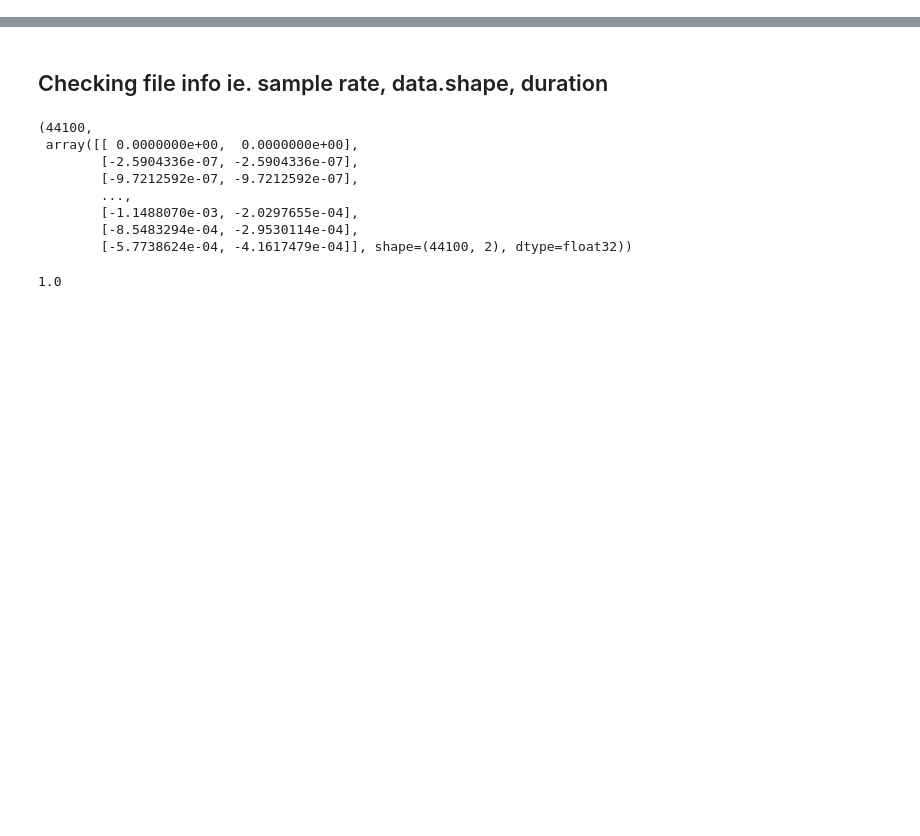
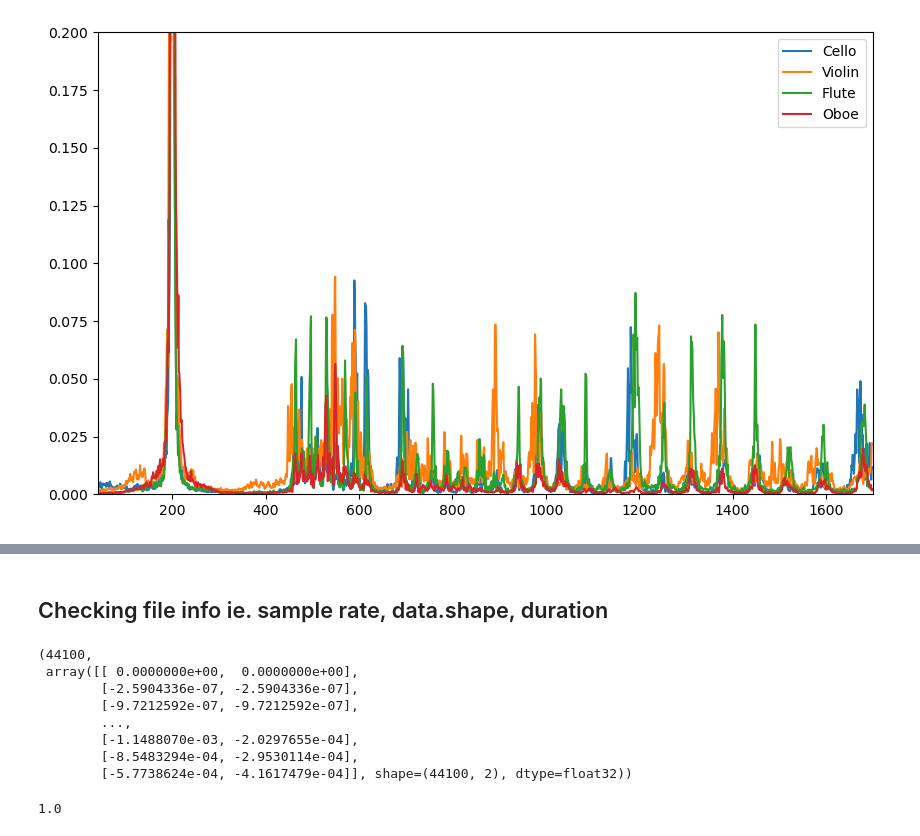
Before and after one commit to SPS-SP2273/learning-portfolio-2025-january-eggvoki, a Jupyter notebook: App challenge (learn pandas)/Mini Project_Attempt by YX.ipynb, the cells around one changed output, grey strips where cells are left out. Saved outputs shown, nothing was run; the diff lists cells and outputs as text; code cells hidden in the pictures; blank space fills up the shorter version.

```diff
--- a/App challenge (learn pandas)/Mini Project_Attempt by YX.ipynb
+++ b/App challenge (learn pandas)/Mini Project_Attempt by YX.ipynb
@@ -6,0 +11,78 @@ import matplotlib.pyplot as plt
+# %%
+plt.figure(figsize=(10, 6))
+    # plt.ylim(0,10)
+
+arrays_dict = {
+    'Violoncello' : [],
+    'Violin' : [],
+    'Flute' : [],
+    'Oboe' : [],
+} # dictionary to store the arrays of the different instruments later
+
+
+trimmed_path = 'trimmed_files'
+
+for allfiles in os.listdir(trimmed_path):
+    if allfiles.endswith('.wav'):
+        if allfiles.startswith('1_A'): # there might be something wrong with A? HELPP
+            continue  #basically ignores all files starting with 1_A
+
+        for instrument in arrays_dict:  # assigns each key in the dictionary "arrays_instru" to the variable "instrument"
+            if allfiles.endswith(f'{instrument}.wav'):
+                file_path = os.path.join(trimmed_path, allfiles)
+                sample_rate, data = wav.read(file_path)
+                data = data[:, 0]  # isolate channel 1
+
+                # Y-values AMPLITUDE
+                fft_data = np.fft.fft(data) # FFT audio signal (time-domain data) [array of Y-values in complex numbers]
+                amplitude = np.abs(fft_data) # amplitude spectrum (gives the magnitude in positive Y-values)
+
+                # X-values CORRESPONDING FREQUENCIES
+                n = len(data)
+                frequencies = np.fft.fftfreq(n, 1 / sample_rate)  # window length, sample spacing = inverse of sample rate
+
+                # NORMALISE X-AXIS, taking delta(-) = 200, delta(+) = 1500
+
+                central_index = np.argmax(amplitude)
+                norm = amplitude[central_index]
+                    # print(central_index) CHECKING
+
+                spliced_f=frequencies[(central_index-200):(central_index+1500)]
+                spliced_a=amplitude[(central_index-200):(central_index+1500)]
+                norm_a = spliced_a/norm
+
+                arrays_dict[instrument].append(norm_a)
+
+            # plt.plot(spliced_a) NOT PLOTTING FIRST
+
+for inst, arrays in arrays_dict.items():
+    print(f"{inst}: {[a.shape for a in arrays]}")
+# Compute mean of instruments, save them into a dictionary
+means = {}
+for inst, arrays in arrays_dict.items():  # * see para below for explanation on comma
+    means[inst] = np.mean(arrays, axis=0)             # means[inst] --> adding a new key-value pair to "means" dictionary for each instrument. EG, if inst = 'violin': in the dictionary "means", store the result under the key 'violin'.
+    # * The comma: unpacking the tuple into two variables. Function "items()"" spits out both the key and the corresponding value.
+    # 1. inst gets "violin" (the key)
+    # 2. arrays gets [array1, array2] (the value) WANT TO KNOW MORE?: Loops (good) 3.3
+
+
+# Find peaks of instruments, save them into a dictionary
+peaks= {}
+for inst, mean_vals in means.items():
+    peaks[inst] = ss.find_peaks(mean_vals, prominence=0.05)[0] # indexing first element using [0], coz ss.findpeaks gives (peaks_array, properties_dict)
+
+# Print peaks
+for inst in ['Violoncello', 'Violin', 'Flute', 'Oboe']:
+    print(f"{inst} peaks:", peaks[inst])
+
+# Plotting
+plt.plot(means['Violoncello'], label='Cello')
+plt.plot(means['Violin'], label='Violin')
+plt.plot(means['Flute'], label='Flute')
+plt.plot(means['Oboe'], label='Oboe')
+
+plt.legend()
+plt.xlim(40, 1700)
+plt.ylim(0, 0.2)
+plt.show()
+# %% [output]
@@ -6,0 +97 @@ import matplotlib.pyplot as plt
+[figure, new version]
```
Also changed, not shown: parts of 15 cells of this notebook, 49 other files.
